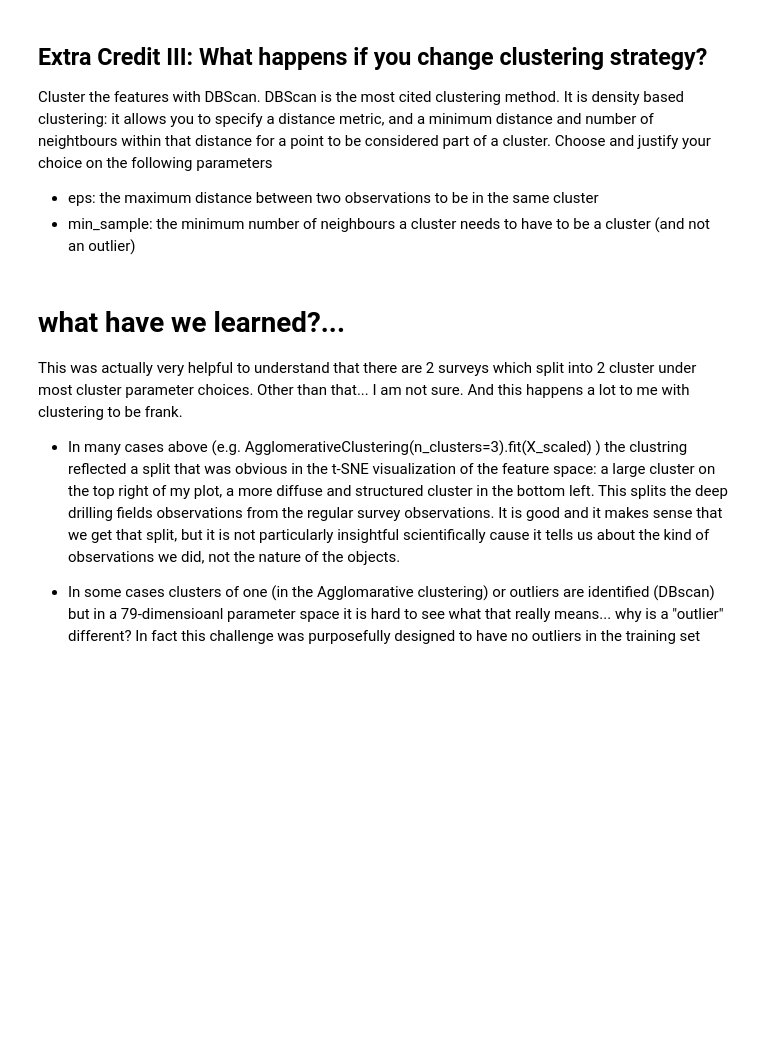
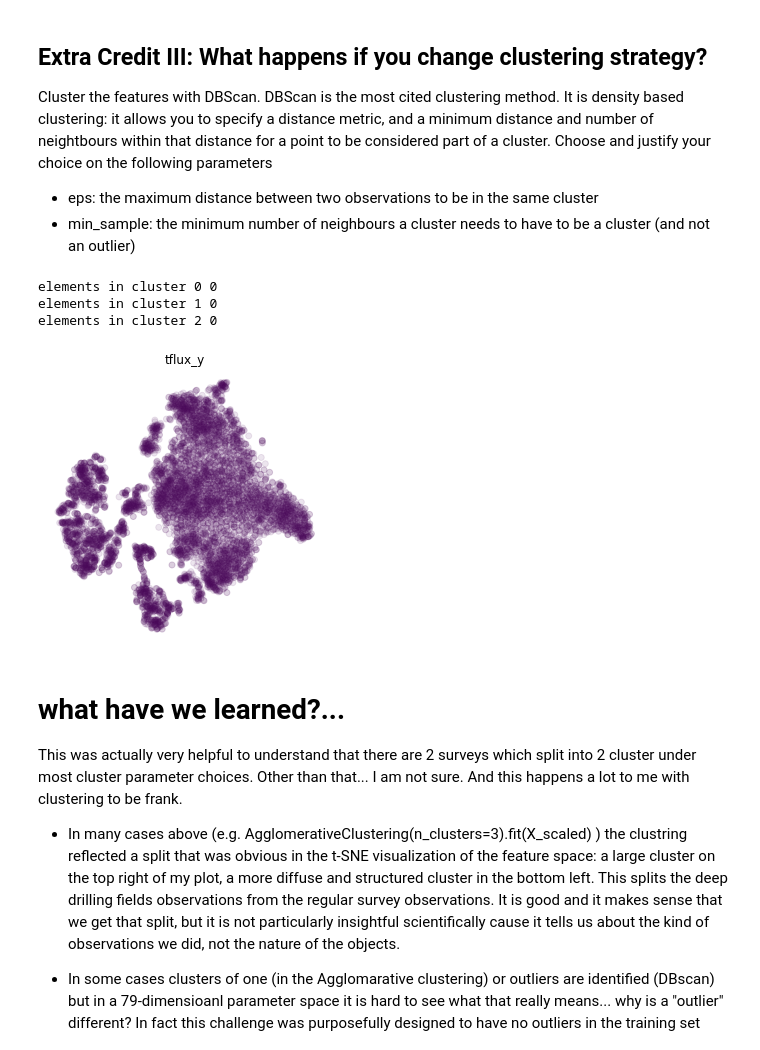
Before and after one commit to ahmadryan/MLTSA_RQudsi, a Jupyter notebook: HW6_RQudsi/FeatureEngineering_PLAsTIcCchallenge_2_instructions.ipynb, the cells around one changed output. Saved outputs shown, nothing was run; the diff lists cells and outputs as text; code cells hidden in the pictures; blank space fills up the shorter version.

```diff
--- a/HW6_RQudsi/FeatureEngineering_PLAsTIcCchallenge_2_instructions.ipynb
+++ b/HW6_RQudsi/FeatureEngineering_PLAsTIcCchallenge_2_instructions.ipynb
@@ -620,0 +627,2 @@ Figure: clustering the 90 dimensional feature space based on Agglomerateive Clus
+# %%
+V = linalg.inv(X)
@@ -620,0 +646,20 @@ Figure: clustering the 90 dimensional feature space based on Agglomerateive Clus
+# %%
+for j in range(3):
+    print("elements in cluster {} {}".format(j, (clustering.labels_ == j).sum()))
+print()
+pl.figure(figsize=(5,5))
+pl.title(col)
+
+#using a color map normalized according to the number of clusters:
+# for 3 clusters vmin=0, vmax=2
+colors = np.array([pl.cm.viridis(Normalize(vmin=0, vmax=2)(c))
+                                                         for c in clustering.labels_])
+# changing the alpha (transparency) based on the number of objects in the cluster or some clusters would not be visible
+alpha = np.array([0.1 if (clustering.labels_ == j).sum() > 200 else 1.0 for j in clustering.labels_])
+# setting the alpha channel by replacing the default of the colormap which is 1
+colors[:,3] = alpha
+
+pl.scatter(X_embedded[:,0], X_embedded[:,1], # alpha = alpha,
+               color=colors);
+pl.axis('off')
+pl.show()
@@ -630,3 +673,31 @@ DBclustering = sklearn.cluster.DBSCAN(eps=.., min_samples=.., metric='euclidean'
+# %%
+DBclustering = sklearn.cluster.DBSCAN(eps=1, min_samples=100, metric='euclidean',
+                       metric_params=None, algorithm='auto', leaf_size=30).fit(X_scaled)
+
+for j in range(3):
+    print("elements in cluster {} {}".format(j, (DBclustering.labels_ == j).sum()))
+print()
+pl.figure(figsize=(5,5))
+pl.title(col)
+
+#using a color map normalized according to the number of clusters:
+# for 3 clusters vmin=0, vmax=2
+colors = np.array([pl.cm.viridis(Normalize(vmin=0, vmax=2)(c))
+                                                         for c in DBclustering.labels_])
+# changing the alpha (transparency) based on the number of objects in the cluster or some clusters would not be visible
+alpha = np.array([0.1 if (DBclustering.labels_ == j).sum() > 100 else 1.0 for j in DBclustering.labels_])
+# setting the alpha channel by replacing the default of the colormap which is 1
+colors[:,3] = alpha
+
+pl.scatter(X_embedded[:,0], X_embedded[:,1], # alpha = alpha,
+               color=colors);
+pl.axis('off')
+pl.show()
+# %% [output]
+elements in cluster 0 0
+elements in cluster 1 0
+elements in cluster 2 0
+[figure, added]
 # %% [markdown]
 # what have we learned?...
 This was actually very helpful to understand that there are 2 surveys which split into 2 cluster under most cluster parameter choices. Other than that... I am not sure. And this happens a lot to me with clustering to be frank.
```
Also changed, not shown: parts of 37 cells of this notebook.
